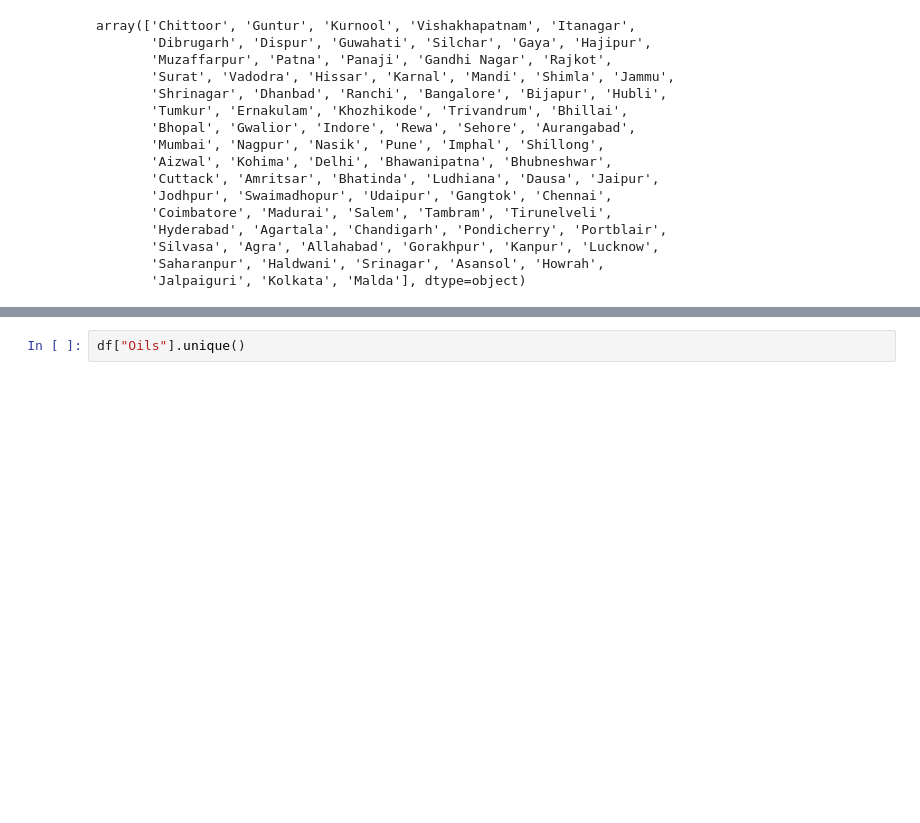
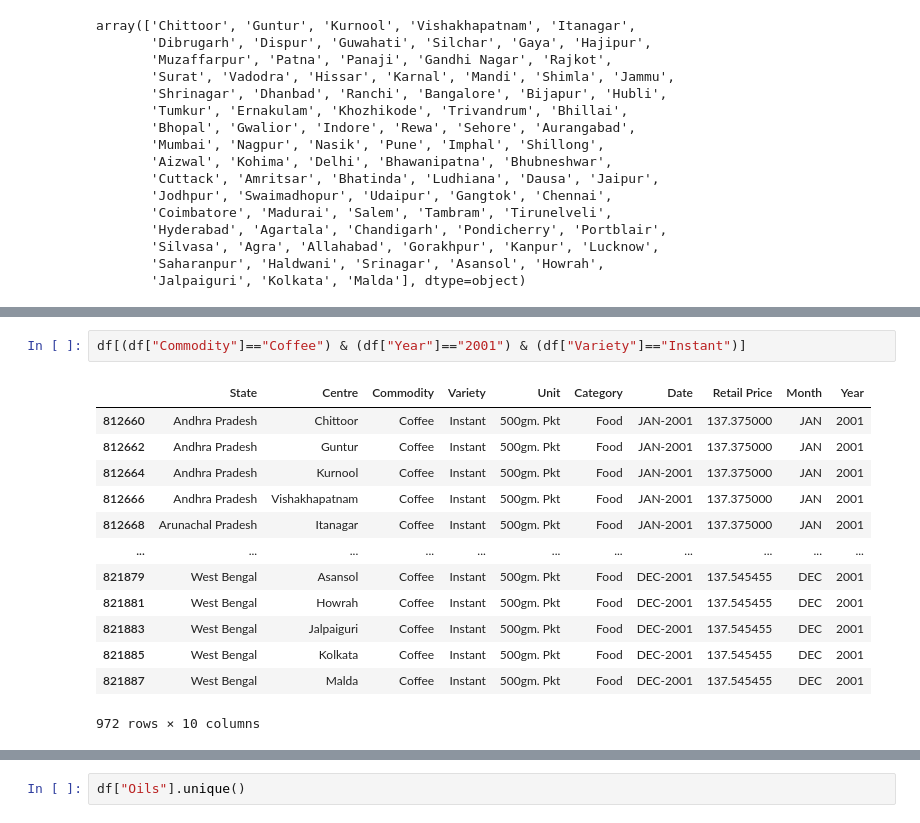
Before and after one commit to ambiliekurian/IndianRetail, a Jupyter notebook: Final Project.ipynb, the cells around one changed output, grey strips where cells are left out. Drawn from its saved outputs; the diff is of its cells as text; blank space fills up the shorter version.

```diff
--- a/Final Project.ipynb
+++ b/Final Project.ipynb
@@ -308,0 +324,16 @@ KeyError: 'Retail Price'
+# %%
+df[(df["Commodity"]=="Coffee") & (df["Year"]=="2001") & (df["Variety"]=="Instant")]
+# %% [output]
+|  | State | Centre | Commodity | Variety | Unit | Category | Date | Retail Price | Month | Year |
+| 812660 | Andhra Pradesh | Chittoor | Coffee | Instant | 500gm. Pkt | Food | JAN-2001 | 137.375000 | JAN | 2001 |
+| 812662 | Andhra Pradesh | Guntur | Coffee | Instant | 500gm. Pkt | Food | JAN-2001 | 137.375000 | JAN | 2001 |
+| 812664 | Andhra Pradesh | Kurnool | Coffee | Instant | 500gm. Pkt | Food | JAN-2001 | 137.375000 | JAN | 2001 |
+| 812666 | Andhra Pradesh | Vishakhapatnam | Coffee | Instant | 500gm. Pkt | Food | JAN-2001 | 137.375000 | JAN | 2001 |
+| 812668 | Arunachal Pradesh | Itanagar | Coffee | Instant | 500gm. Pkt | Food | JAN-2001 | 137.375000 | JAN | 2001 |
+| ... | ... | ... | ... | ... | ... | ... | ... | ... | ... | ... |
+| 821879 | West Bengal | Asansol | Coffee | Instant | 500gm. Pkt | Food | DEC-2001 | 137.545455 | DEC | 2001 |
+| 821881 | West Bengal | Howrah | Coffee | Instant | 500gm. Pkt | Food | DEC-2001 | 137.545455 | DEC | 2001 |
+| 821883 | West Bengal | Jalpaiguri | Coffee | Instant | 500gm. Pkt | Food | DEC-2001 | 137.545455 | DEC | 2001 |
+| 821885 | West Bengal | Kolkata | Coffee | Instant | 500gm. Pkt | Food | DEC-2001 | 137.545455 | DEC | 2001 |
+| 821887 | West Bengal | Malda | Coffee | Instant | 500gm. Pkt | Food | DEC-2001 | 137.545455 | DEC | 2001 |
+972 rows × 10 columns
```
Also changed, not shown: parts of 25 cells of this notebook.
